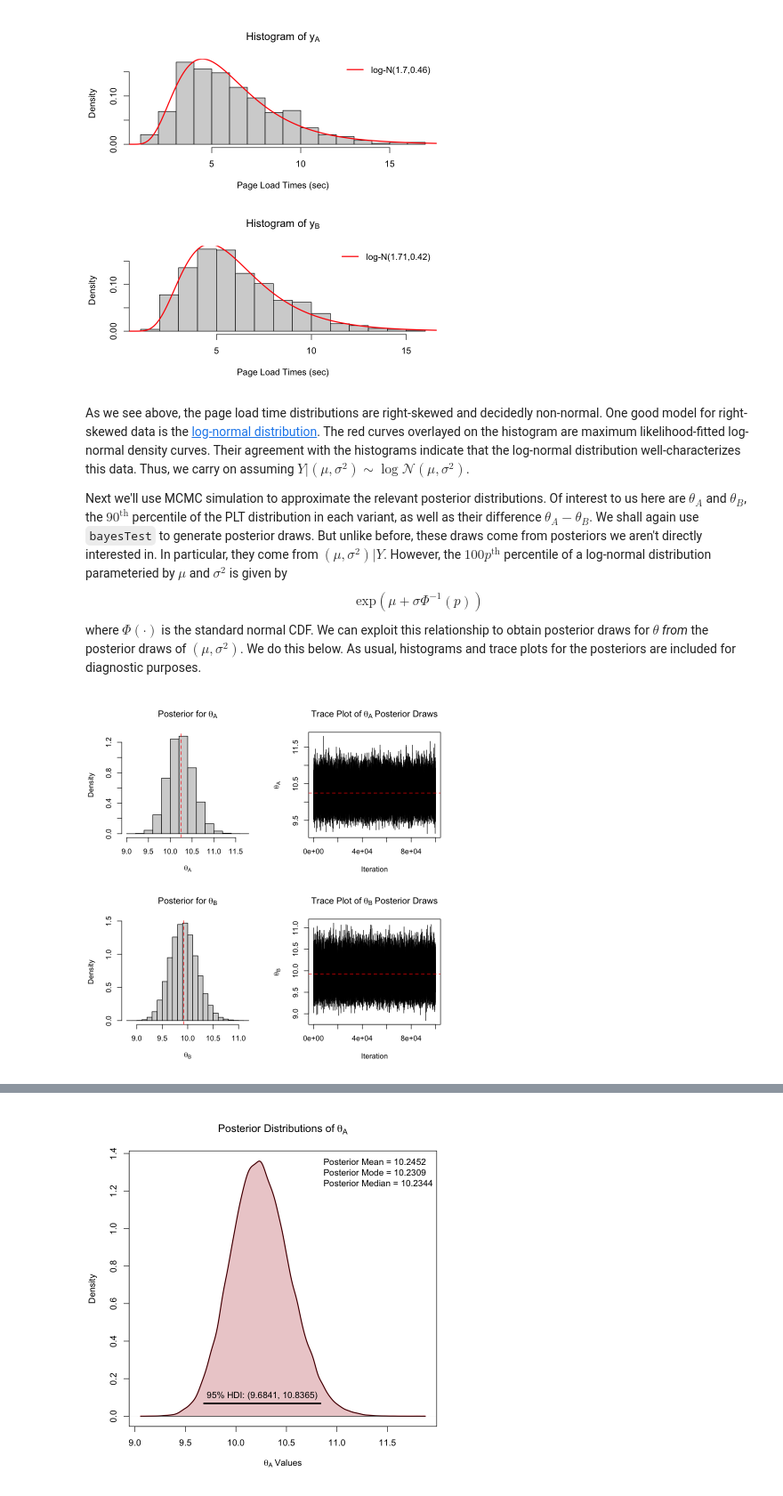
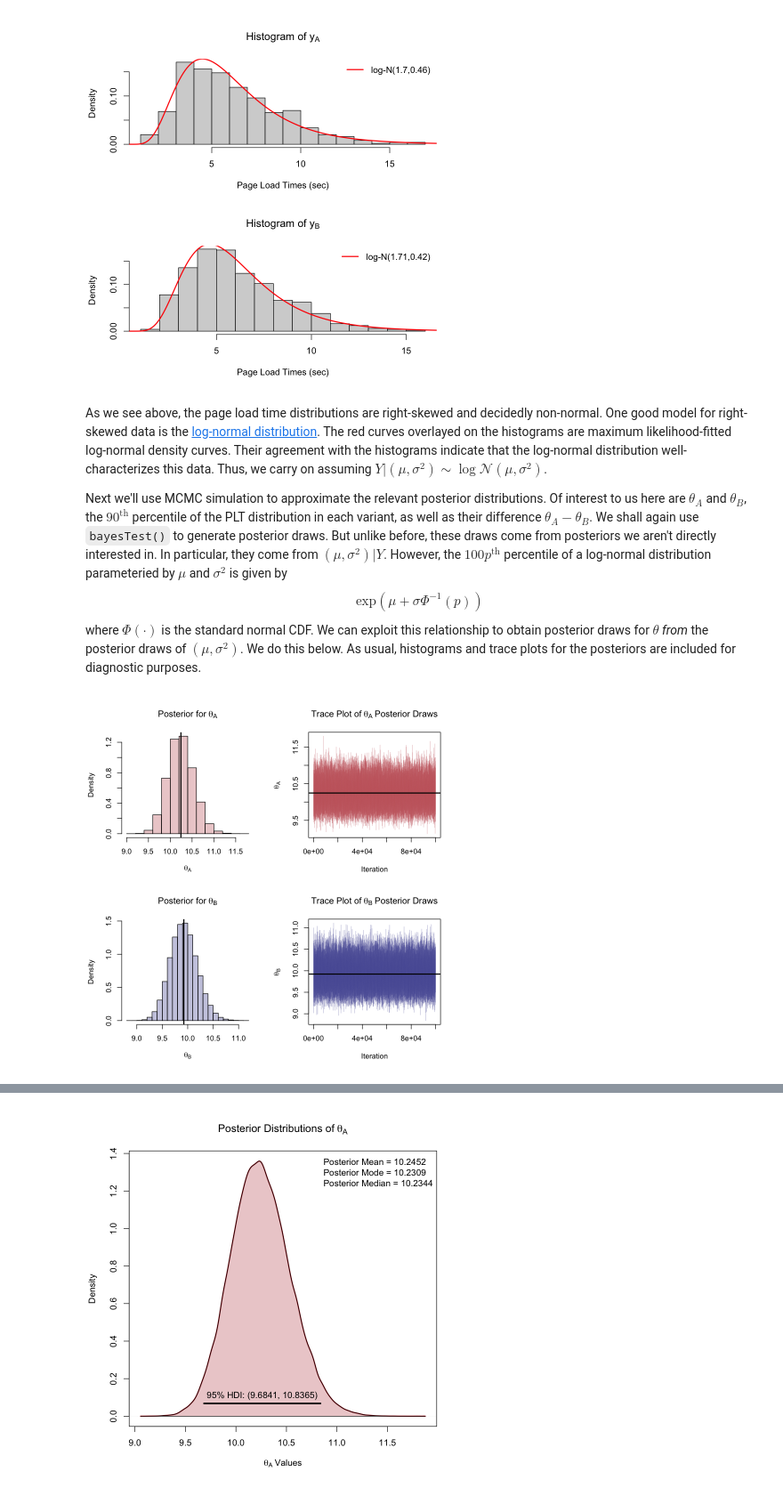
Before and after one commit to ntstevens/Bayesian_AB_Testing, a Jupyter notebook: Bayesian Methods in AB Testing.ipynb, the cells around one changed output, grey strips where cells are left out. Shown at 89% size. Drawn from its saved outputs; the diff is of its cells as text; code cells hidden in the pictures.

```diff
--- a/Bayesian Methods in AB Testing.ipynb
+++ b/Bayesian Methods in AB Testing.ipynb
@@ -719,32 +726,33 @@ legend("topright", lwd = 2, col = "red", bty = "n",
 # %% [output]
 [figure]
 # %% [markdown]
-As we see above, the page load time distributions are right-skewed and decidedly non-normal. One good model for right-skewed data is the [log-normal distribution](https://en.wikipedia.org/wiki/Log-normal_distribution). The red curves overlayed on the histogram are maximum likelihood-fitted log-normal density curves. Their agreement with the histograms indicate that the log-normal distribution well-characterizes this data. Thus, we carry on assuming $Y|(\mu,\sigma^2)\sim \log\mathcal{N}(\mu,\sigma^2)$.
+As we see above, the page load time distributions are right-skewed and decidedly non-normal. One good model for right-skewed data is the [log-normal distribution](https://en.wikipedia.org/wiki/Log-normal_distribution). The red curves overlayed on the histograms are maximum likelihood-fitted log-normal density curves. Their agreement with the histograms indicate that the log-normal distribution well-characterizes this data. Thus, we carry on assuming $Y|(\mu,\sigma^2)\sim \log\mathcal{N}(\mu,\sigma^2)$.
 
-Next we'll use MCMC simulation to approximate the relevant posterior distributions. Of interest to us here are $\theta_A$ and $\theta_B$, the $90^\text{th}$ percentile of the PLT distribution in each variant, as well as their difference $\theta_A-\theta_B$. We shall again use `bayesTest` to generate posterior draws. But unlike before, these draws come from posteriors we aren't directly interested in. In particular, they come from $(\mu, \sigma^2)|Y$. However, the $100p^\text{th}$ percentile of a log-normal distribution parameteried by $\mu$ and $\sigma^2$ is given by $$\text{exp}\left(\mu+\sigma\Phi^{-1}(p)\right)$$ where $\Phi(\cdot)$ is the standard normal CDF. We can exploit this relationship to obtain posterior draws for $\theta$ *from* the posterior draws of $(\mu, \sigma^2)$. We do this below. As usual, histograms and trace plots for the posteriors are included for diagnostic purposes.
+Next we'll use MCMC simulation to approximate the relevant posterior distributions. Of interest to us here are $\theta_A$ and $\theta_B$, the $90^\text{th}$ percentile of the PLT distribution in each variant, as well as their difference $\theta_A-\theta_B$. We shall again use `bayesTest()` to generate posterior draws. But unlike before, these draws come from posteriors we aren't directly interested in. In particular, they come from $(\mu, \sigma^2)|Y$. However, the $100p^\text{th}$ percentile of a log-normal distribution parameteried by $\mu$ and $\sigma^2$ is given by $$\text{exp}\left(\mu+\sigma\Phi^{-1}(p)\right)$$ where $\Phi(\cdot)$ is the standard normal CDF. We can exploit this relationship to obtain posterior draws for $\theta$ *from* the posterior draws of $(\mu, \sigma^2)$. We do this below. As usual, histograms and trace plots for the posteriors are included for diagnostic purposes.
 # %%
 res = bayesTest(yA, yB, distribution = 'lognormal',
                 priors = c('mu' = 5, 'lambda' = 1, 'alpha' = 3, 'beta' = 1))
 
 muA = res$posteriors$Mu$A
 sigA = sqrt(res$posteriors$Sig_Sq$A)
 thetaA = exp(muA + sigA*qnorm(0.90))
 muB = res$posteriors$Mu$B
 sigB = sqrt(res$posteriors$Sig_Sq$B)
 thetaB = exp(muB + sigB*qnorm(0.90))
 
 par(mfrow=c(2,2))
-hist(thetaA, main = expression("Posterior for"~theta[A]), probability = TRUE, xlab = expression(theta[A]))
-abline(v = mean(thetaA), lty = 2, col = "red")
+hist(thetaA, main = expression("Posterior for"~theta[A]), probability = TRUE,
+     xlab = expression(theta[A]), col = adjustcolor("firebrick", 0.25))
+abline(v = mean(thetaA), lwd = 2)
 ts.plot(thetaA, main = expression("Trace Plot of"~theta[A]~"Posterior Draws"),
-        xlab = "Iteration", ylab = expression(theta[A]))
-abline(h = mean(thetaA), lty = 2, col = "red")
+        xlab = "Iteration", ylab = expression(theta[A]), col = adjustcolor("firebrick", 0.25))
+abline(h = mean(thetaA), lwd = 2)
 hist(thetaB, main = expression("Posterior for"~theta[B]), probability = TRUE,
-     xlab = expression(theta[B]))
-abline(v = mean(thetaB), lty = 2, col = "red")
+     xlab = expression(theta[B]), col = adjustcolor("navyblue", 0.25))
+abline(v = mean(thetaB), lwd = 2)
 ts.plot(thetaB, main = expression("Trace Plot of"~theta[B]~"Posterior Draws"),
-        xlab = "Iteration", ylab = expression(theta[B]))
-abline(h = mean(thetaB), lty = 2, col = "red")
+        xlab = "Iteration", ylab = expression(theta[B]), col = adjustcolor("navyblue", 0.25))
+abline(h = mean(thetaB), lwd = 2)
 # %% [output]
-[figure, old version]
+[figure, new version]
 # %% [markdown]
```
Also changed, not shown: parts of 65 cells of this notebook.
